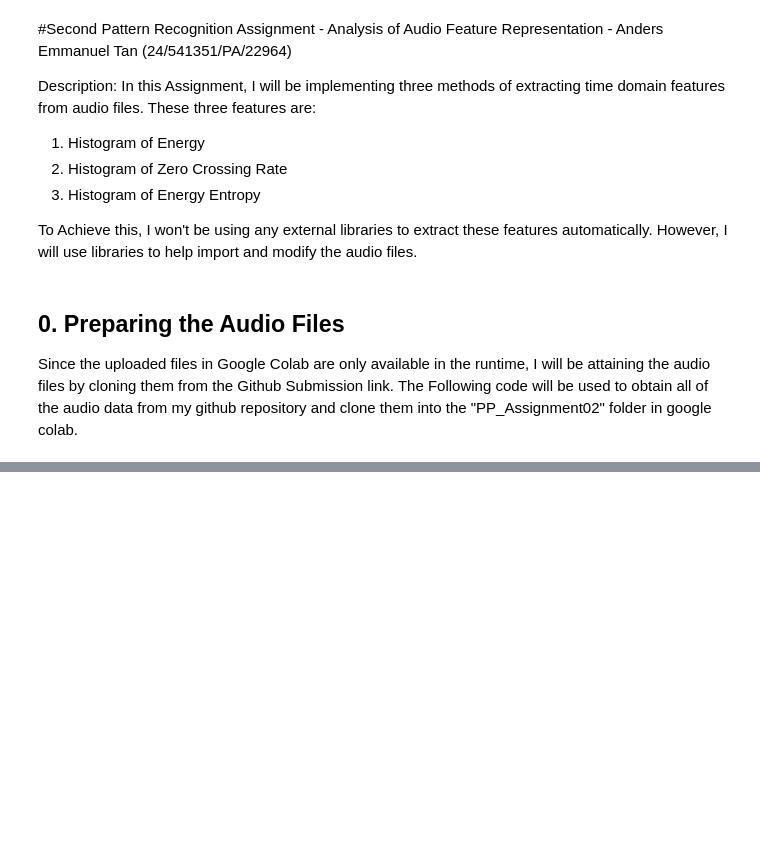
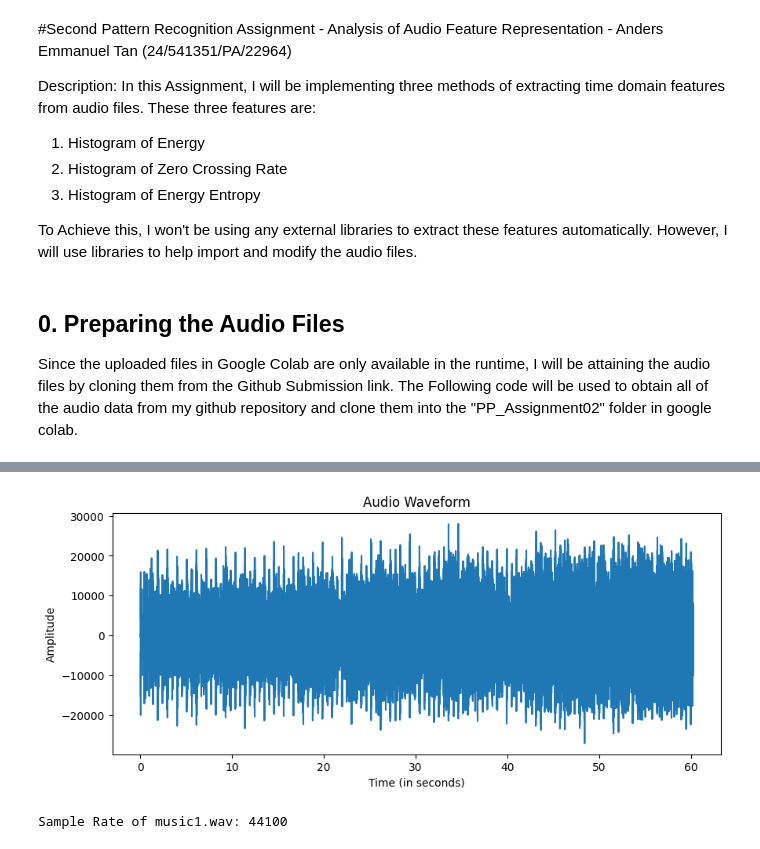
Before and after one commit to Plumz17/PP_Assignment02, a Jupyter notebook: PP_Assignment02.ipynb, the cells around one changed output, grey strips where cells are left out. Drawn from its saved outputs; the diff is of its cells as text; code cells hidden in the pictures; blank space fills up the shorter version.

```diff
--- a/PP_Assignment02.ipynb
+++ b/PP_Assignment02.ipynb
@@ -19,0 +36,45 @@ Since the uploaded files in Google Colab are only available in the runtime, I wi
+# %%
+def load_audio(filepath):
+  #Opens files
+  wf = wave.open(filepath, 'rb')
+  #Reads metadata to get total number of audio samples and sample rate
+  n_frames = wf.getnframes()
+  sample_rate = wf.getframerate()
+  #Reads all frames from the file
+  audio = wf.readframes(n_frames)
+  #Converts the raw data to integers then floats
+  audio = np.frombuffer(audio, dtype=np.int16)
+  audio = audio.astype(np.float32)
+  wf.close()
+  return audio, sample_rate
+
+def plot_waveform(audio, sample_rate):
+  time_axis = [i / sample_rate for i in range(len(audio))]
+  plt.figure(figsize=(10,4))
+  plt.plot(time_axis, audio)
+
+  plt.title("Audio Waveform")
+  plt.xlabel("Time (in seconds)")
+  plt.ylabel("Amplitude")
+
+  plt.show()
+
+# You can insert your own audio file in the /content/PP_Assignment02 if you wanna try additional files (and dont forget to at the file path to the array)
+audio_files = [
+  "/content/PP_Assignment02/music1.wav",
+  "/content/PP_Assignment02/speech1.wav"
+]
+
+audios = []
+sample_rates = []
+
+for file in audio_files:
+  audio, sr = load_audio(file)
+  audios.append(audio)
+  sample_rates.append(sr)
+
+plot_waveform(audios[0], sample_rates[0])
+print(f"Sample Rate of music1.wav: {sample_rates[0]}")
+# %% [output]
+[figure, added]
+Sample Rate of music1.wav: 44100
```
Also changed, not shown: parts of 14 cells of this notebook.
